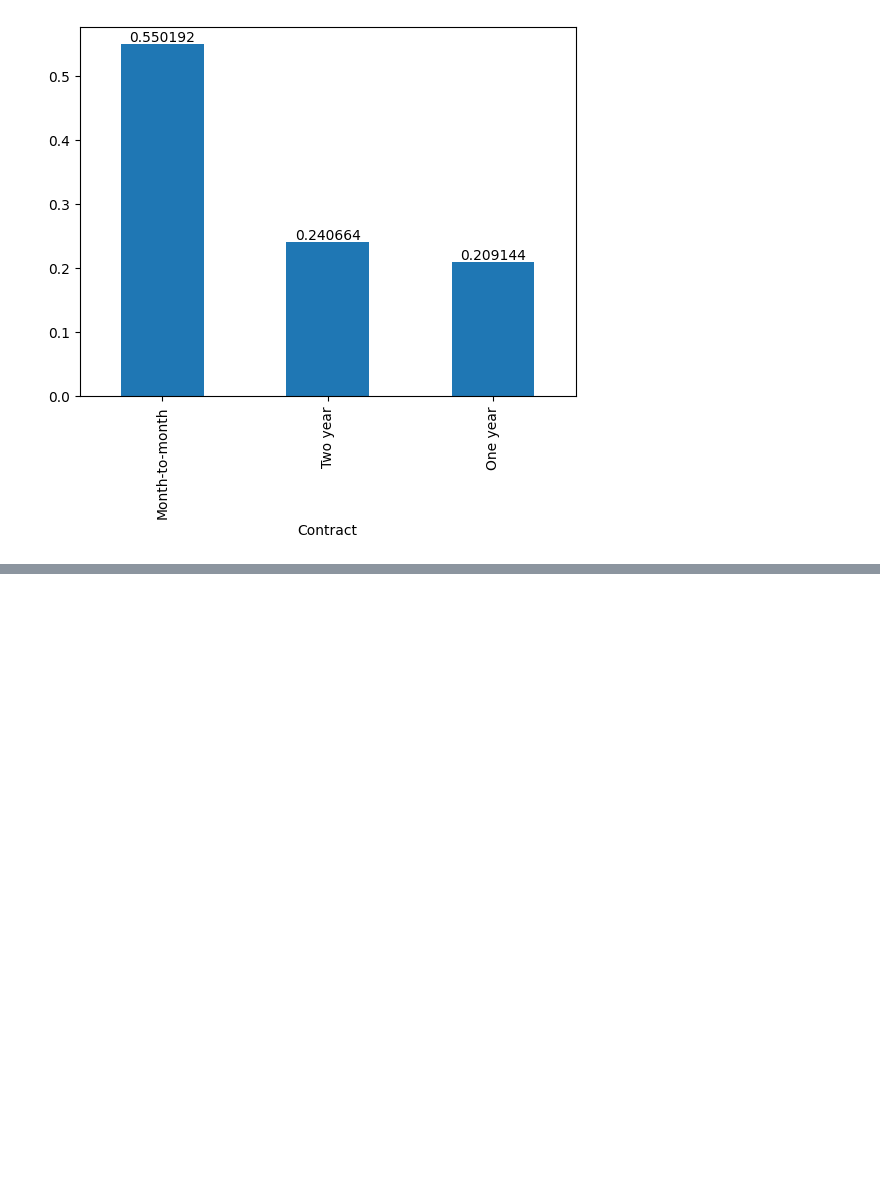
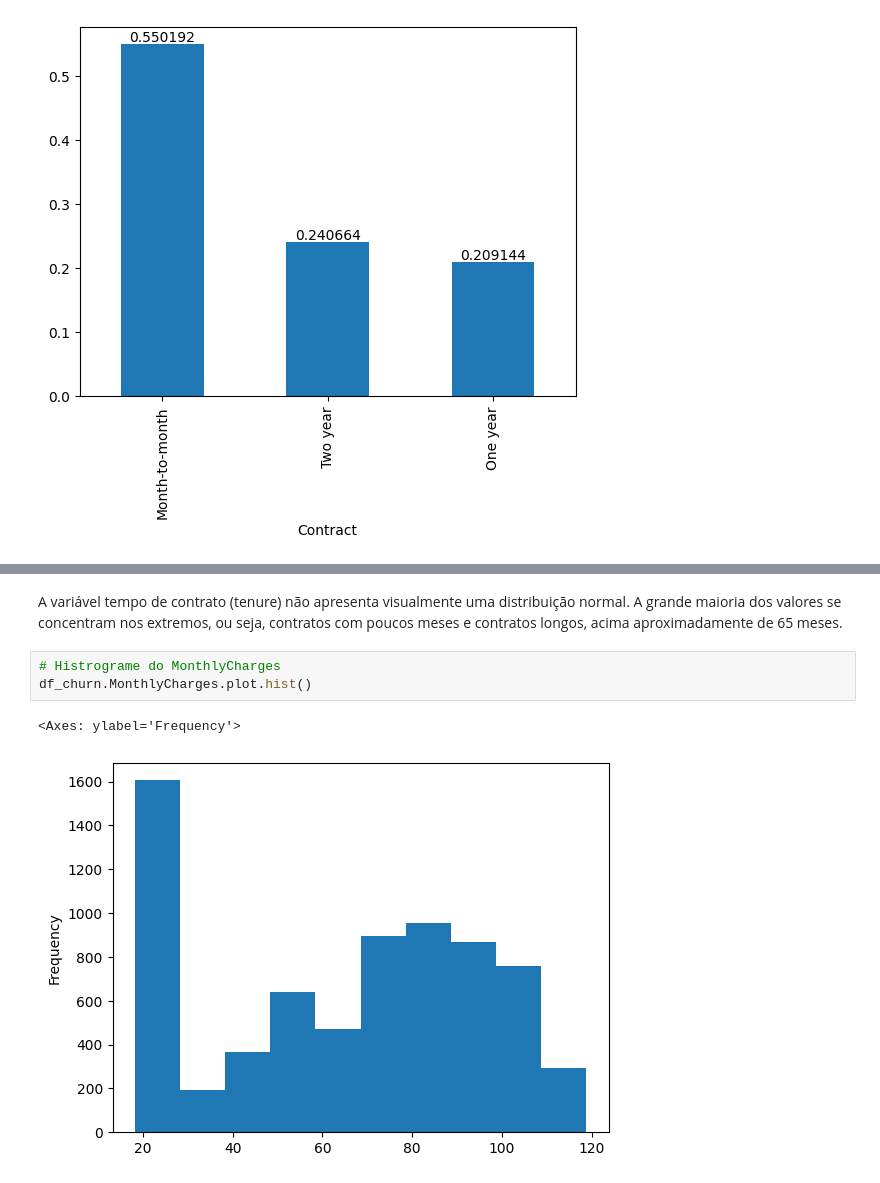
Before and after one commit to Weslley-Prado/eda, a Jupyter notebook: eda/eda_churn.ipynb, the cells around one changed output, grey strips where cells are left out. Saved outputs shown, nothing was run; the diff lists cells and outputs as text; blank space fills up the shorter version.

```diff
--- a/eda/eda_churn.ipynb
+++ b/eda/eda_churn.ipynb
@@ -648,0 +657,9 @@ ax.bar_label(ax.containers[0])
+# %% [markdown]
+A variável tempo de contrato (tenure) não apresenta visualmente uma distribuição normal. A grande maioria dos valores se concentram nos extremos, ou seja, contratos com poucos
+meses e contratos longos, acima aproximadamente de 65 meses.
+# %%
+# Histrograme do MonthlyCharges
+df_churn.MonthlyCharges.plot.hist()
+# %% [output]
+<Axes: ylabel='Frequency'>
+[figure, added]
```
Also changed, not shown: parts of 7 cells of this notebook.
